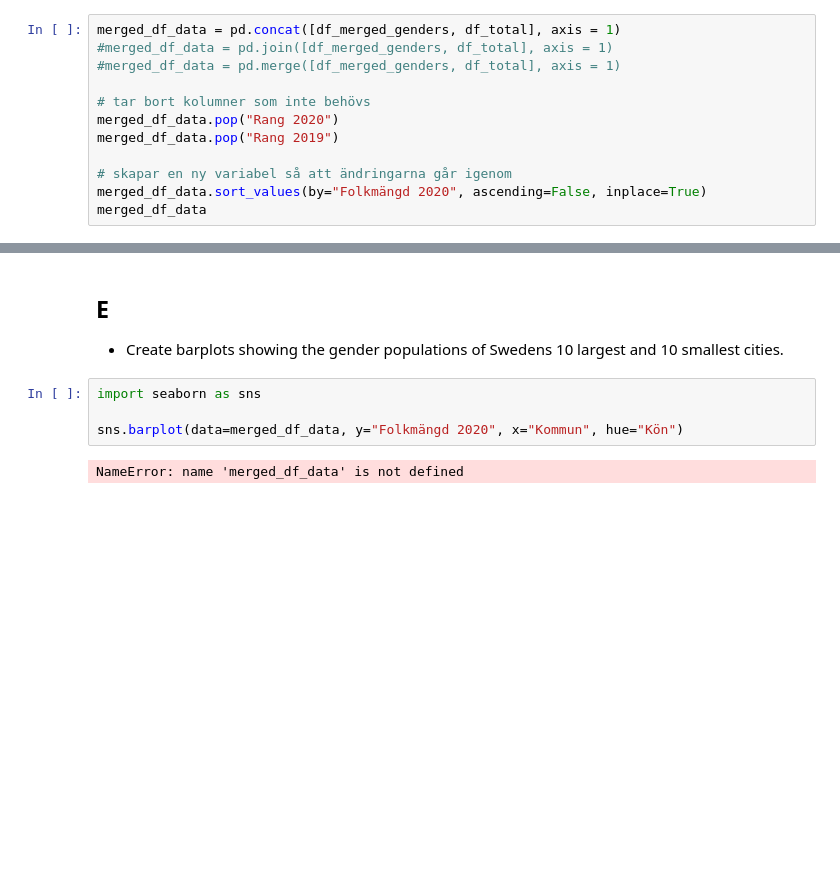
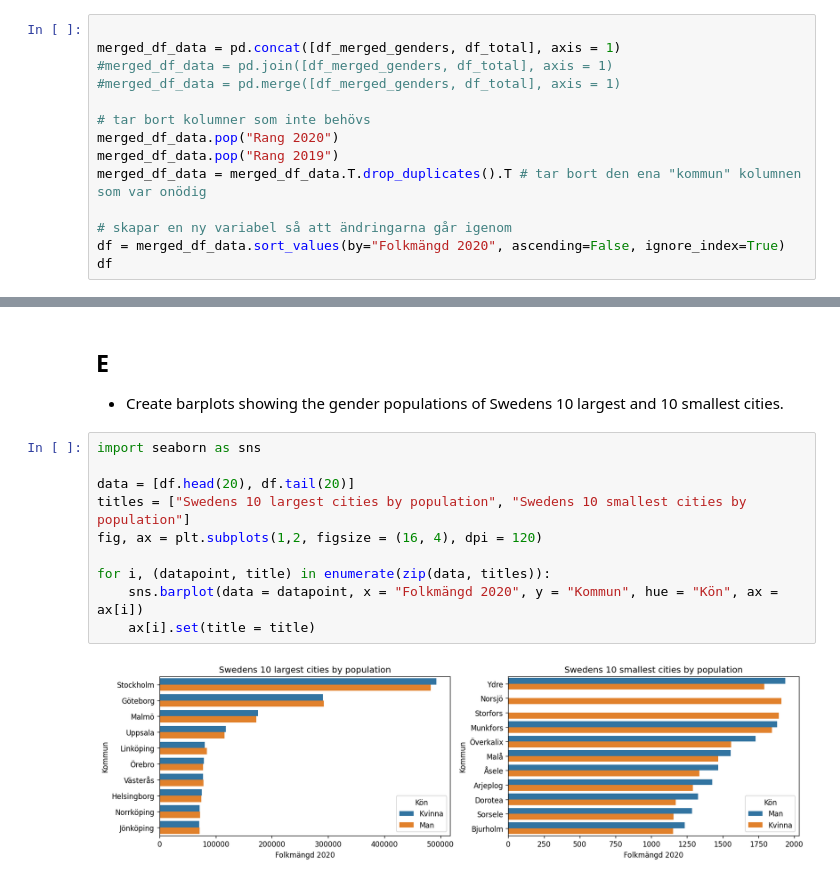
Before and after one commit to Danneftw1/Databehandling-Daniel-Nilsson, a Jupyter notebook: Exercises-Data-Behandling/Exercises-00.ipynb, the cells around one changed output, grey strips where cells are left out. Drawn from its saved outputs; the diff is of its cells as text; blank space fills up the shorter version.

```diff
--- a/Exercises-Data-Behandling/Exercises-00.ipynb
+++ b/Exercises-Data-Behandling/Exercises-00.ipynb
@@ -217,6 +220,7 @@ df_total.head()
 ## D
 - Merge this data with the data in B) so that the head look like this:
 # %%
+
 merged_df_data = pd.concat([df_merged_genders, df_total], axis = 1)
 #merged_df_data = pd.join([df_merged_genders, df_total], axis = 1)
 #merged_df_data = pd.merge([df_merged_genders, df_total], axis = 1)
@@ -224,8 +228,9 @@ merged_df_data = pd.concat([df_merged_genders, df_total], axis = 1)
 # tar bort kolumner som inte behövs
 merged_df_data.pop("Rang 2020")
 merged_df_data.pop("Rang 2019")
+merged_df_data = merged_df_data.T.drop_duplicates().T # tar bort den ena "kommun" kolumnen som var onödig
 
 # skapar en ny variabel så att ändringarna går igenom
-merged_df_data.sort_values(by="Folkmängd 2020", ascending=False, inplace=True)
-merged_df_data
+df = merged_df_data.sort_values(by="Folkmängd 2020", ascending=False, ignore_index=True)
+df
 # %% [output]
@@ -233,9 +250,15 @@ NameError: name 'df_merged_genders' is not defined
 # %% [markdown]
 ## E
 - Create barplots showing the gender populations of Swedens 10 largest and 10 smallest cities.
-# %%
-import seaborn as sns
-
-sns.barplot(data=merged_df_data, y="Folkmängd 2020", x="Kommun", hue="Kön")
-# %% [output]
-NameError: name 'merged_df_data' is not defined
+# %%
+import seaborn as sns
+
+data = [df.head(20), df.tail(20)]
+titles = ["Swedens 10 largest cities by population", "Swedens 10 smallest cities by population"]
+fig, ax = plt.subplots(1,2, figsize = (16, 4), dpi = 120)
+
+for i, (datapoint, title) in enumerate(zip(data, titles)):
+    sns.barplot(data = datapoint, x = "Folkmängd 2020", y = "Kommun", hue = "Kön", ax = ax[i])
+    ax[i].set(title = title)
+# %% [output]
+[figure, added]
```
Also changed, not shown: parts of 6 cells of this notebook, 1 other file.
